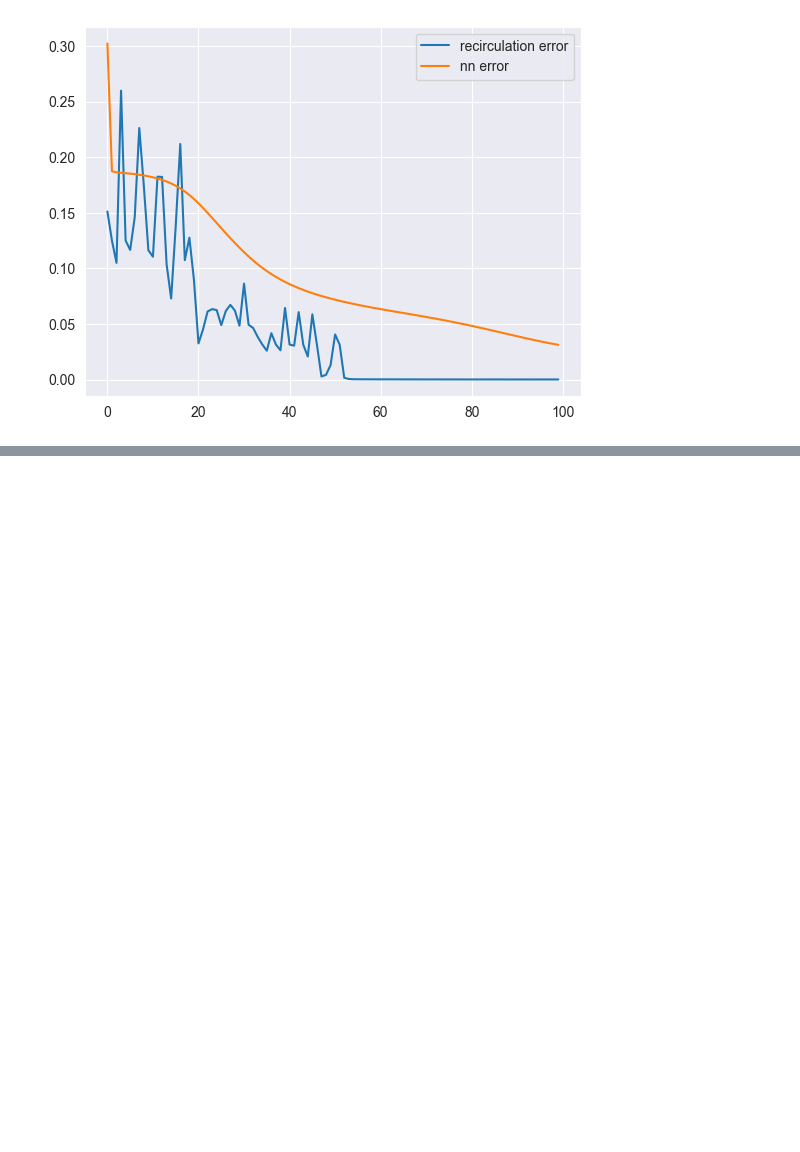
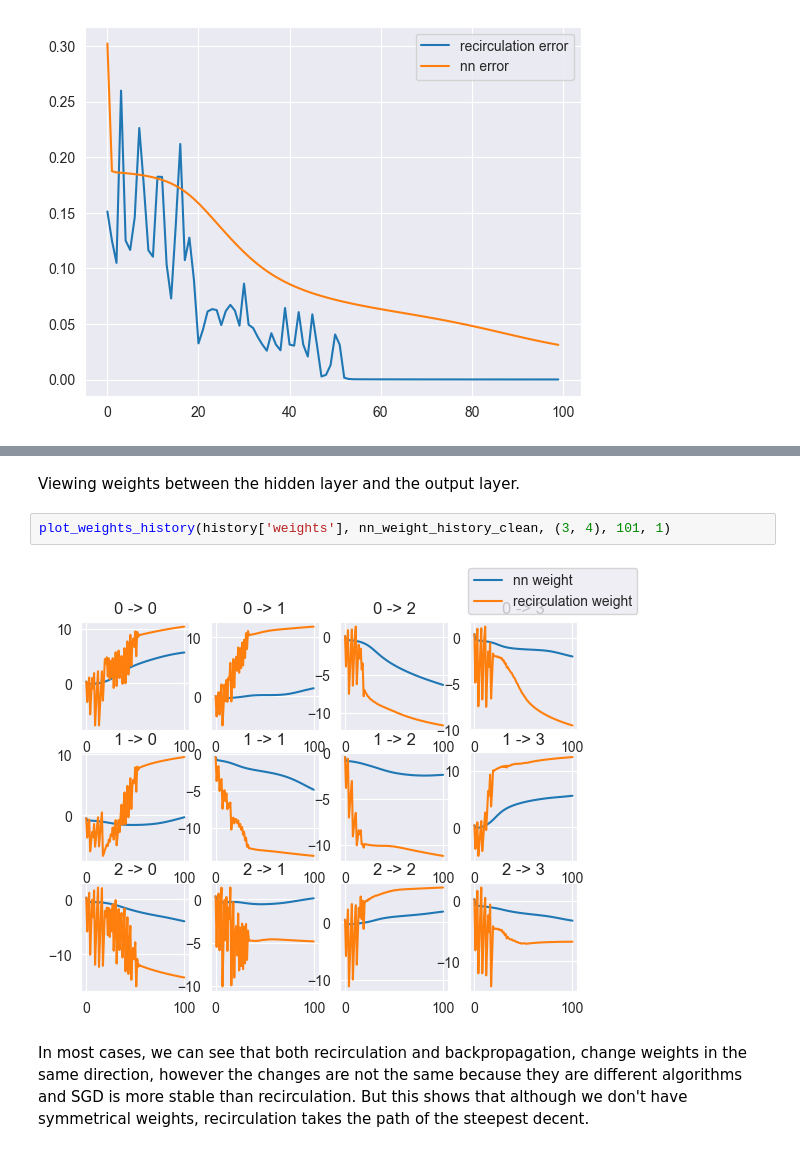
Before and after one commit to amiralimi/recirculation, a Jupyter notebook: recirculation.ipynb, the cells around one changed output, grey strips where cells are left out. Saved outputs shown, nothing was run; the diff lists cells and outputs as text; blank space fills up the shorter version.

```diff
--- a/recirculation.ipynb
+++ b/recirculation.ipynb
@@ -430,0 +475,8 @@ plt.legend()
+# %% [markdown]
+Viewing weights between the hidden layer and the output layer.
+# %%
+plot_weights_history(history['weights'], nn_weight_history_clean, (3, 4), 101, 1)
+# %% [output]
+[figure, added]
+# %% [markdown]
+In most cases, we can see that both recirculation and backpropagation, change weights in the same direction, however the changes are not the same because they are different algorithms and SGD is more stable than recirculation. But this shows that although we don't have symmetrical weights, recirculation takes the path of the steepest decent.
```
Also changed, not shown: parts of 13 cells of this notebook.
